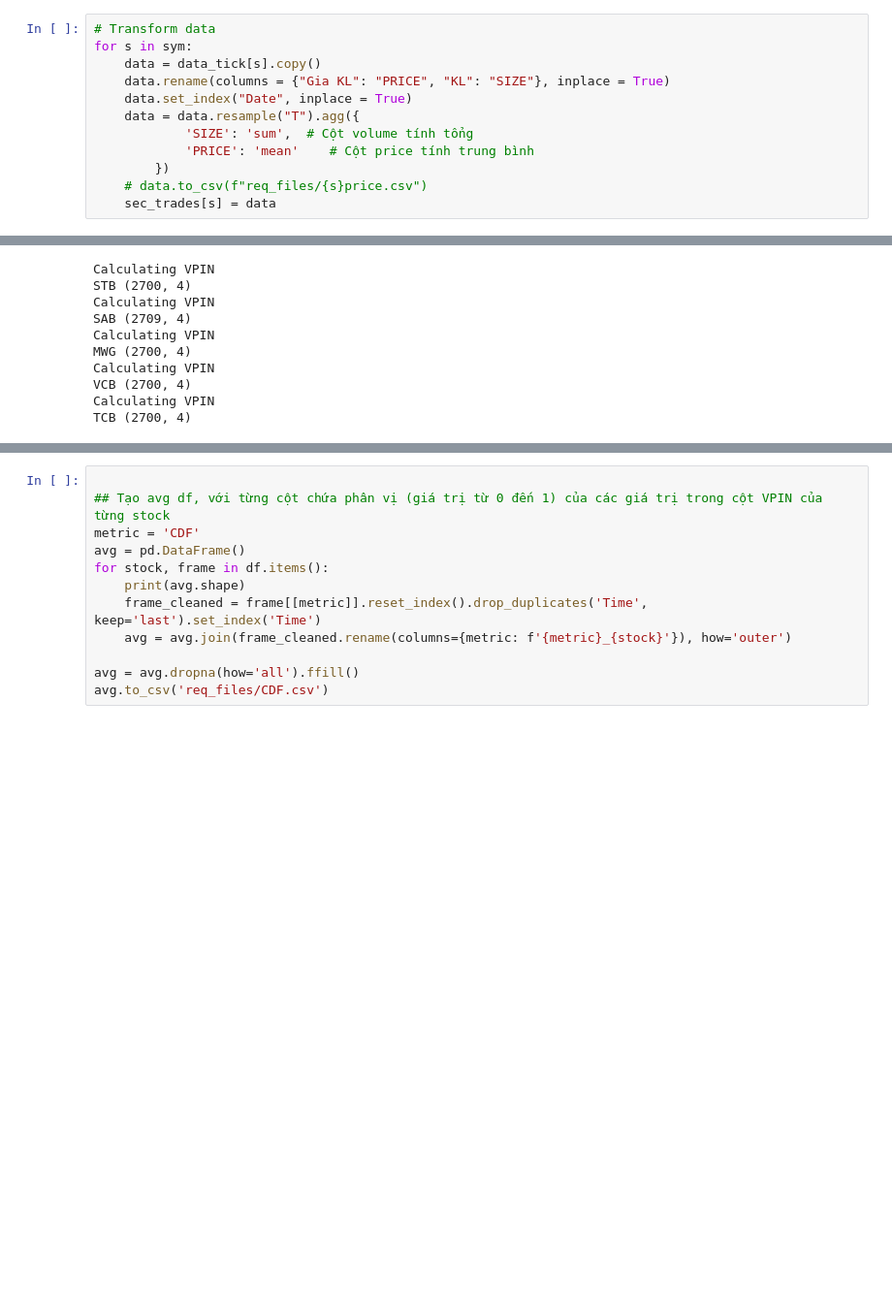
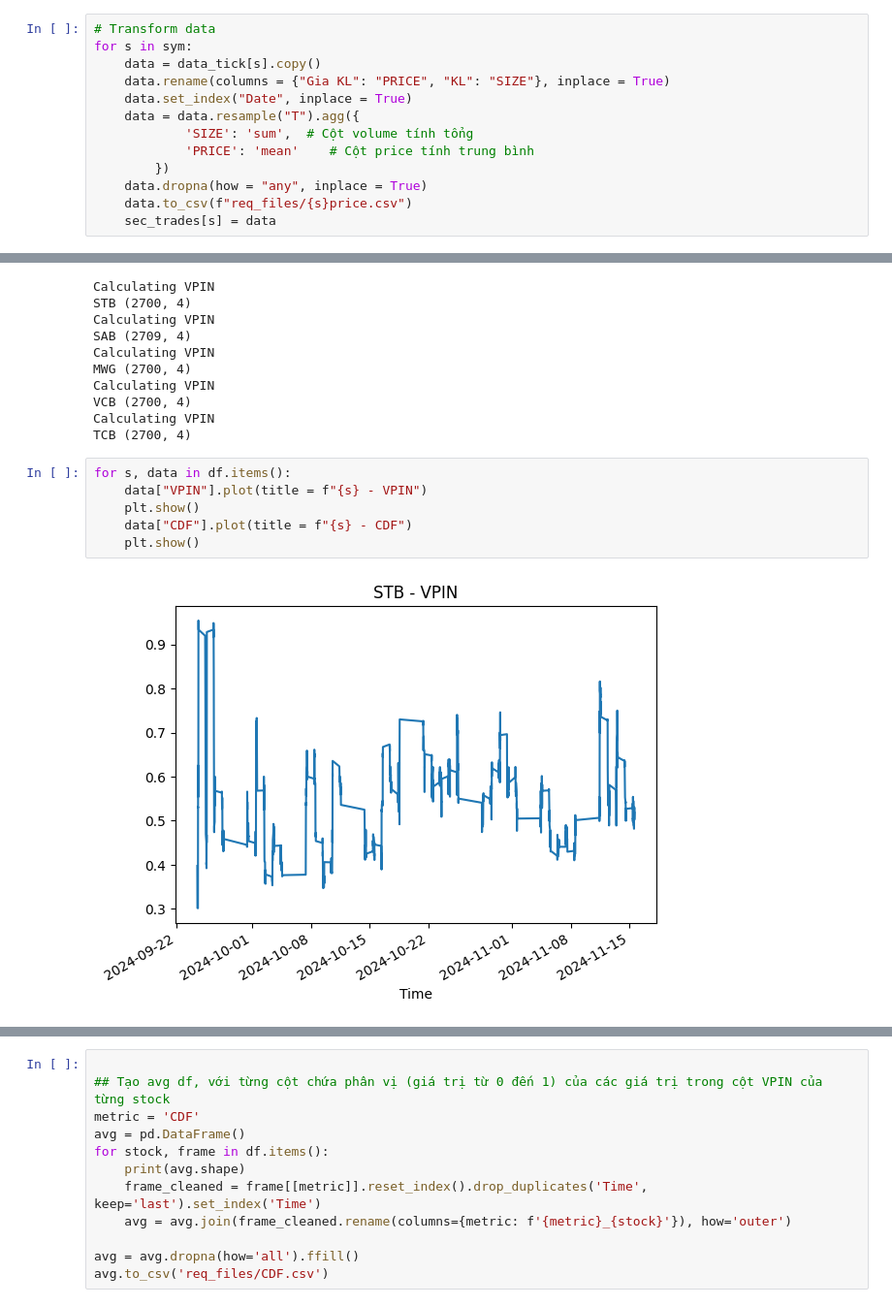
Before and after one commit to HoaPham119/thesis, a Jupyter notebook: code/data_test.ipynb, the cells around one changed output, grey strips where cells are left out. Shown at 97% size. Saved outputs shown, nothing was run; the diff lists cells and outputs as text; blank space fills up the shorter version.

Commit message:
data_test

```diff
--- a/code/data_test.ipynb
+++ b/code/data_test.ipynb
@@ -52,7 +52,8 @@ for s in sym:
             'SIZE': 'sum',  # Cột volume tính tổng
             'PRICE': 'mean'    # Cột price tính trung bình
         })
-    # data.to_csv(f"req_files/{s}price.csv")
+    data.dropna(how = "any", inplace = True)
+    data.to_csv(f"req_files/{s}price.csv")
     sec_trades[s] = data
 # %%
 # Set volume
@@ -92,3 +93,11 @@ Calculating VPIN
 VCB (2700, 4)
 Calculating VPIN
 TCB (2700, 4)
+# %%
+for s, data in df.items():
+    data["VPIN"].plot(title = f"{s} - VPIN")
+    plt.show()
+    data["CDF"].plot(title = f"{s} - CDF")
+    plt.show()
+# %% [output]
+[figure, added]
```
Also changed, not shown: parts of 14 cells of this notebook.
